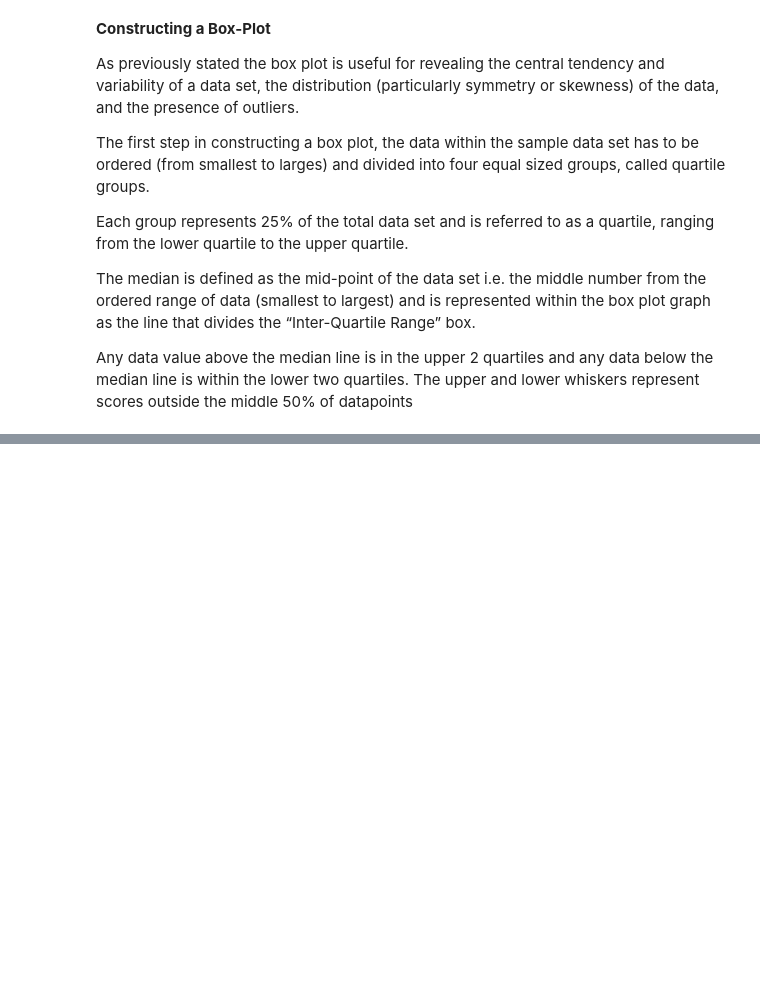
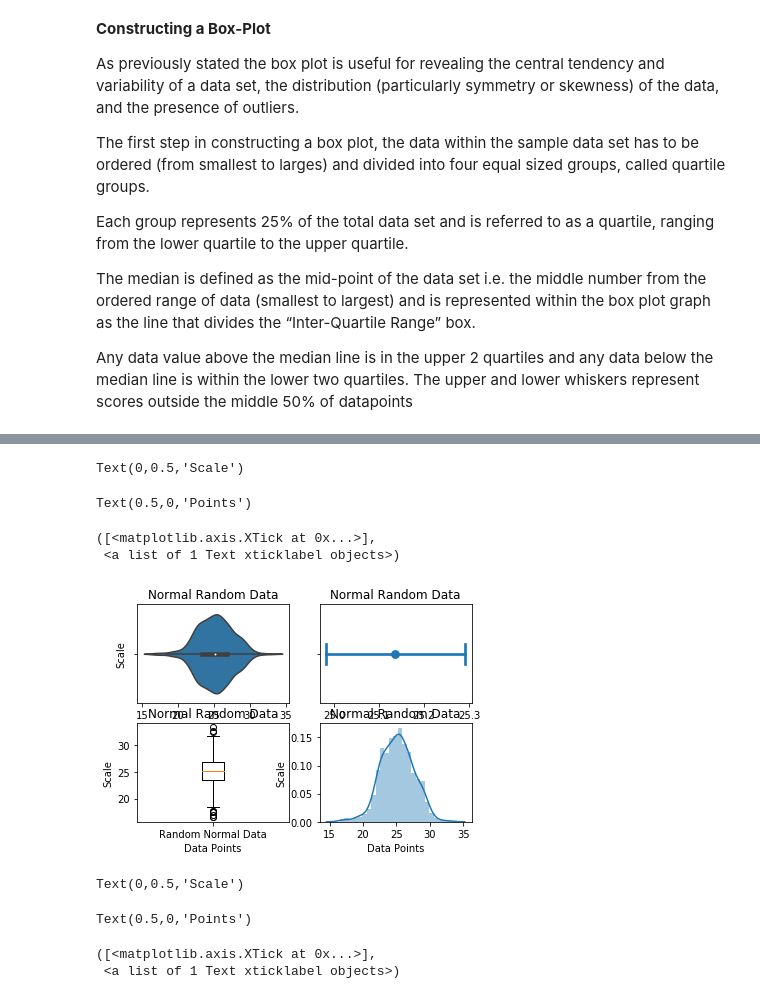
Before and after one commit to shanecanny1/Fundamentals-of-Data-Analysis-Project, a Jupyter notebook: Fundamentals of Data Analysis Project.ipynb, the cells around one changed output, grey strips where cells are left out. Saved outputs shown, nothing was run; the diff lists cells and outputs as text; code cells hidden in the pictures; blank space fills up the shorter version.

```diff
--- a/Fundamentals of Data Analysis Project.ipynb
+++ b/Fundamentals of Data Analysis Project.ipynb
@@ -66,0 +180,59 @@ The whiskers represent the variability within the data set that is outside the u
+# %%
+plt.subplot(2,2,1)
+sns.violinplot(NormalData)
+plt.title("Normal Random Data")
+plt.xlabel('Points')
+plt.ylabel('Scale')
+# %% [output]
+Text(0,0.5,'Scale')
+# %%
+plt.subplot(2,2,2)
+sns.pointplot(NormalData,capsize=.2)
+plt.title("Normal Random Data")
+plt.xlabel('Points')
+# %% [output]
+Text(0.5,0,'Points')
+# %%
+plt.subplot(2,2,3)
+plt.boxplot(NormalData)
+plt.title("Normal Random Data")
+plt.xlabel('Data Points')
+plt.ylabel('Scale')
+plt.xticks([1], ['Random Normal Data'])
+# %% [output]
+([<matplotlib.axis.XTick at 0x...>],
+ <a list of 1 Text xticklabel objects>)
+# %%
+plt.subplot(2,2,4)
+sns.distplot(NormalData)
+plt.title("Normal Random Data")
+plt.xlabel('Data Points')
+plt.ylabel('Scale')
+plt.show()
+# %% [output]
+[figure, added]
+# %%
+plt.subplot(2,2,1)
+sns.violinplot(SEV)
+plt.title("Gumbel Random Data")
+plt.xlabel('Points')
+plt.ylabel('Scale')
+# %% [output]
+Text(0,0.5,'Scale')
+# %%
+plt.subplot(2,2,2)
+sns.pointplot(SEV,capsize=.2)
+plt.title("Gumbel Random Data")
+plt.xlabel('Points')
+# %% [output]
+Text(0.5,0,'Points')
+# %%
+plt.subplot(2,2,3)
+plt.boxplot(SEV)
+plt.title("Gumbel Random Data")
+plt.xlabel('Data Points')
+plt.ylabel('Scale')
+plt.xticks([1], ['Random Gumbel Data'])
+# %% [output]
+([<matplotlib.axis.XTick at 0x...>],
+ <a list of 1 Text xticklabel objects>)
```
Also changed, not shown: parts of 16 cells of this notebook.
